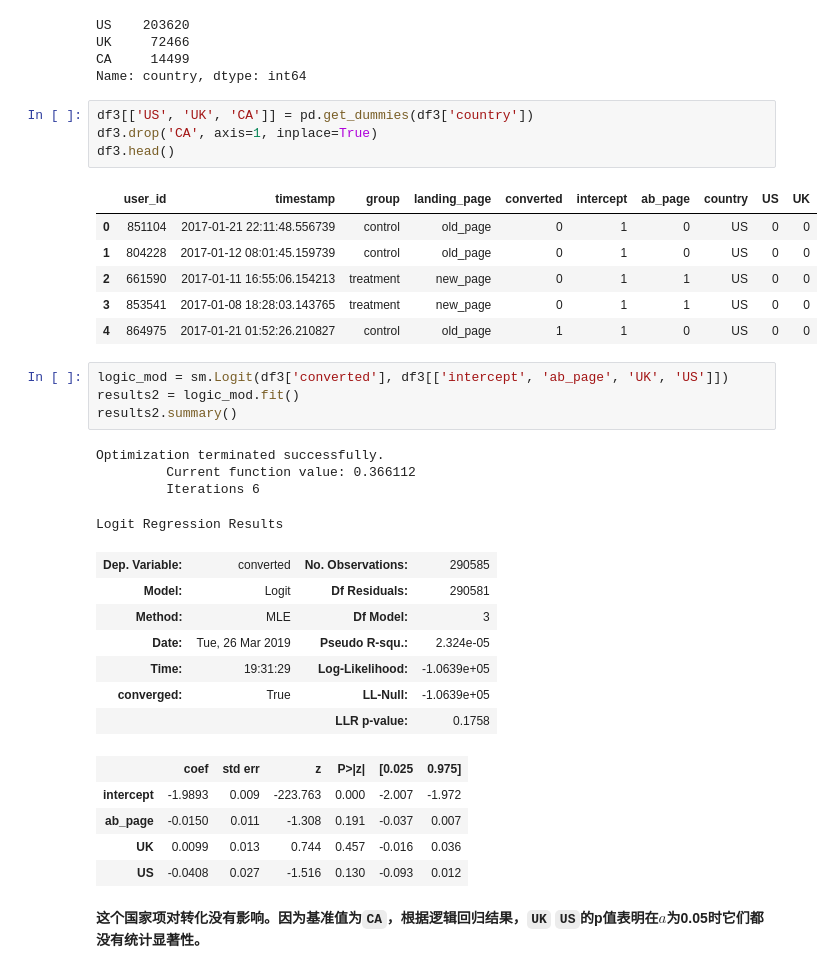
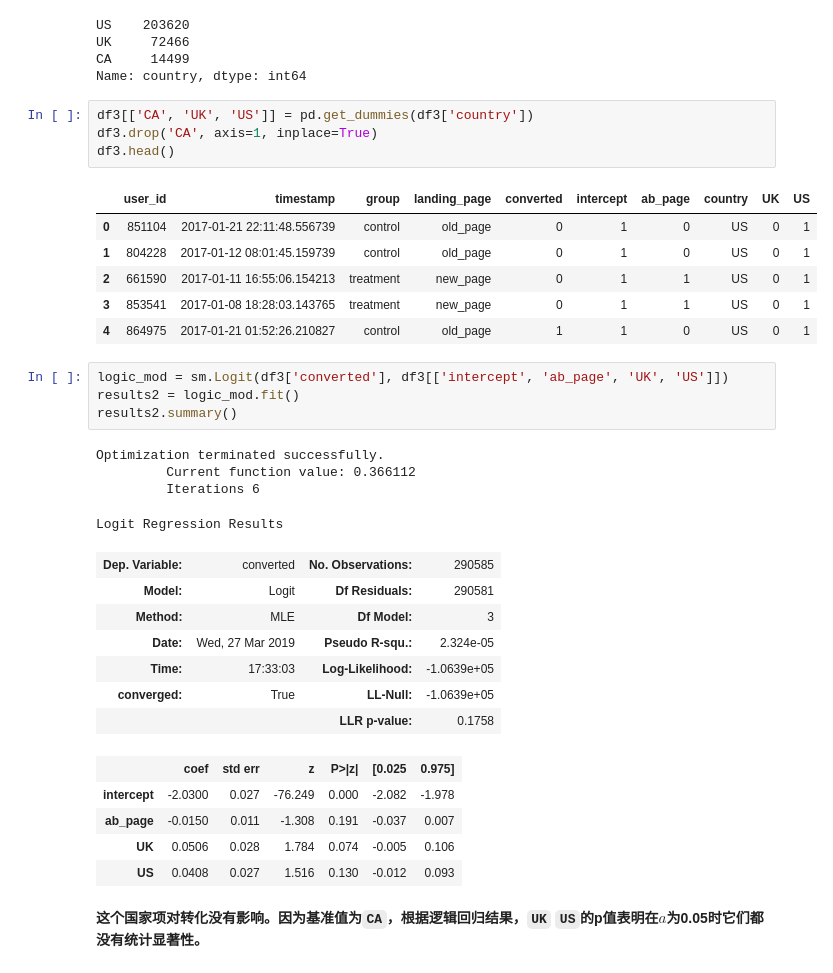
Before and after one commit to naniai/AB-Test, a Jupyter notebook: analyze-ab-test.ipynb, the cells around one changed output. Saved outputs shown, nothing was run; the diff lists cells and outputs as text.

```diff
--- a/analyze-ab-test.ipynb
+++ b/analyze-ab-test.ipynb
@@ -419,16 +409,16 @@ UK     72466
 CA     14499
 Name: country, dtype: int64
 # %%
-df3[['US', 'UK', 'CA']] = pd.get_dummies(df3['country'])
+df3[['CA', 'UK', 'US']] = pd.get_dummies(df3['country'])
 df3.drop('CA', axis=1, inplace=True)
 df3.head()
 # %% [output]
-|  | user_id | timestamp | group | landing_page | converted | intercept | ab_page | country | US | UK |
-| 0 | 851104 | 2017-01-21 22:11:48.556739 | control | old_page | 0 | 1 | 0 | US | 0 | 0 |
-| 1 | 804228 | 2017-01-12 08:01:45.159739 | control | old_page | 0 | 1 | 0 | US | 0 | 0 |
-| 2 | 661590 | 2017-01-11 16:55:06.154213 | treatment | new_page | 0 | 1 | 1 | US | 0 | 0 |
-| 3 | 853541 | 2017-01-08 18:28:03.143765 | treatment | new_page | 0 | 1 | 1 | US | 0 | 0 |
-| 4 | 864975 | 2017-01-21 01:52:26.210827 | control | old_page | 1 | 1 | 0 | US | 0 | 0 |
+|  | user_id | timestamp | group | landing_page | converted | intercept | ab_page | country | UK | US |
+| 0 | 851104 | 2017-01-21 22:11:48.556739 | control | old_page | 0 | 1 | 0 | US | 0 | 1 |
+| 1 | 804228 | 2017-01-12 08:01:45.159739 | control | old_page | 0 | 1 | 0 | US | 0 | 1 |
+| 2 | 661590 | 2017-01-11 16:55:06.154213 | treatment | new_page | 0 | 1 | 1 | US | 0 | 1 |
+| 3 | 853541 | 2017-01-08 18:28:03.143765 | treatment | new_page | 0 | 1 | 1 | US | 0 | 1 |
+| 4 | 864975 | 2017-01-21 01:52:26.210827 | control | old_page | 1 | 1 | 0 | US | 0 | 1 |
 # %%
 logic_mod = sm.Logit(df3['converted'], df3[['intercept', 'ab_page', 'UK', 'US']])
 results2 = logic_mod.fit()
@@ -441,15 +431,15 @@ Logit Regression Results
 | Dep. Variable: | converted | No. Observations: | 290585 |
 | Model: | Logit | Df Residuals: | 290581 |
 | Method: | MLE | Df Model: | 3 |
-| Date: | Tue, 26 Mar 2019 | Pseudo R-squ.: | 2.324e-05 |
-| Time: | 19:31:29 | Log-Likelihood: | -1.0639e+05 |
+| Date: | Wed, 27 Mar 2019 | Pseudo R-squ.: | 2.324e-05 |
+| Time: | 17:33:03 | Log-Likelihood: | -1.0639e+05 |
 | converged: | True | LL-Null: | -1.0639e+05 |
 |  |  | LLR p-value: | 0.1758 |
 |  | coef | std err | z | P>|z| | [0.025 | 0.975] |
-| intercept | -1.9893 | 0.009 | -223.763 | 0.000 | -2.007 | -1.972 |
+| intercept | -2.0300 | 0.027 | -76.249 | 0.000 | -2.082 | -1.978 |
 | ab_page | -0.0150 | 0.011 | -1.308 | 0.191 | -0.037 | 0.007 |
-| UK | 0.0099 | 0.013 | 0.744 | 0.457 | -0.016 | 0.036 |
-| US | -0.0408 | 0.027 | -1.516 | 0.130 | -0.093 | 0.012 |
+| UK | 0.0506 | 0.028 | 1.784 | 0.074 | -0.005 | 0.106 |
+| US | 0.0408 | 0.027 | 1.516 | 0.130 | -0.012 | 0.093 |
 # %% [markdown]
 **这个国家项对转化没有影响。因为基准值为`CA`，根据逻辑回归结果，`UK` `US`的p值表明在$a$为0.05时它们都没有统计显著性。**
 # %% [markdown]
```
Also changed, not shown: parts of 21 cells of this notebook, 1 other file.
